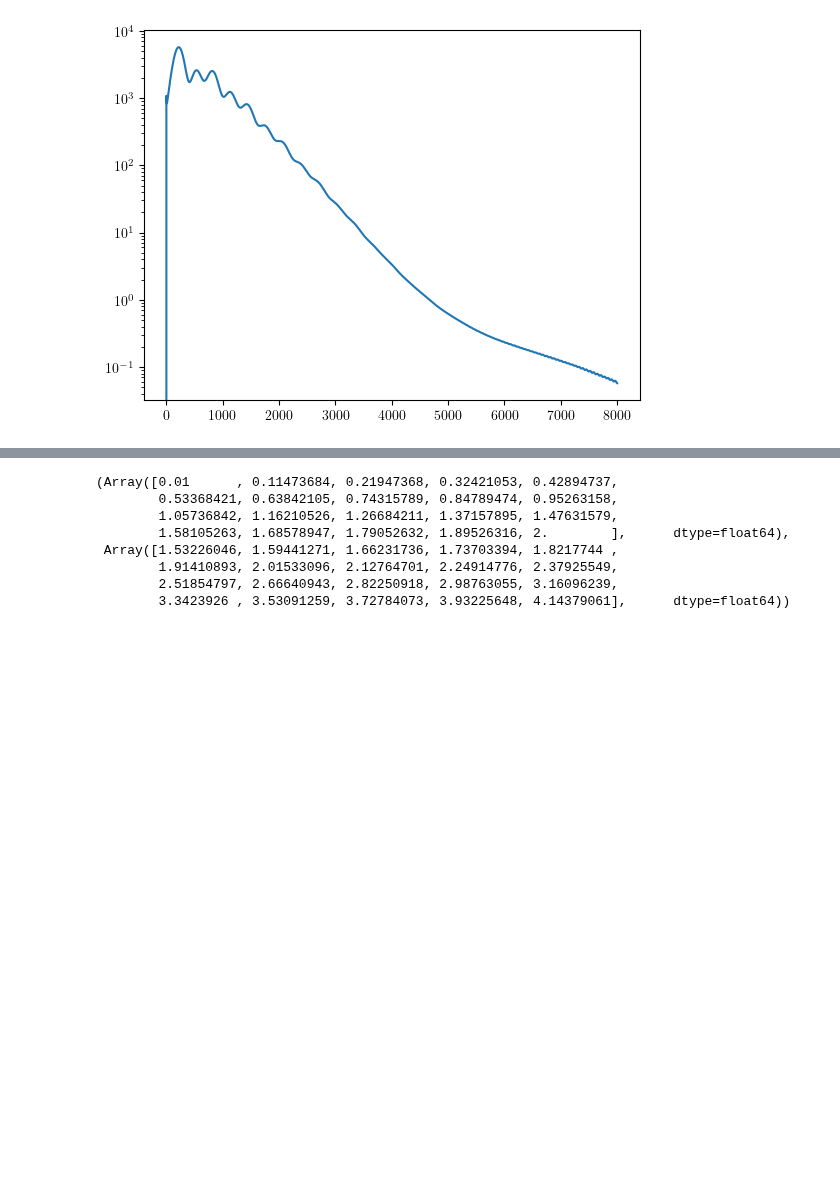
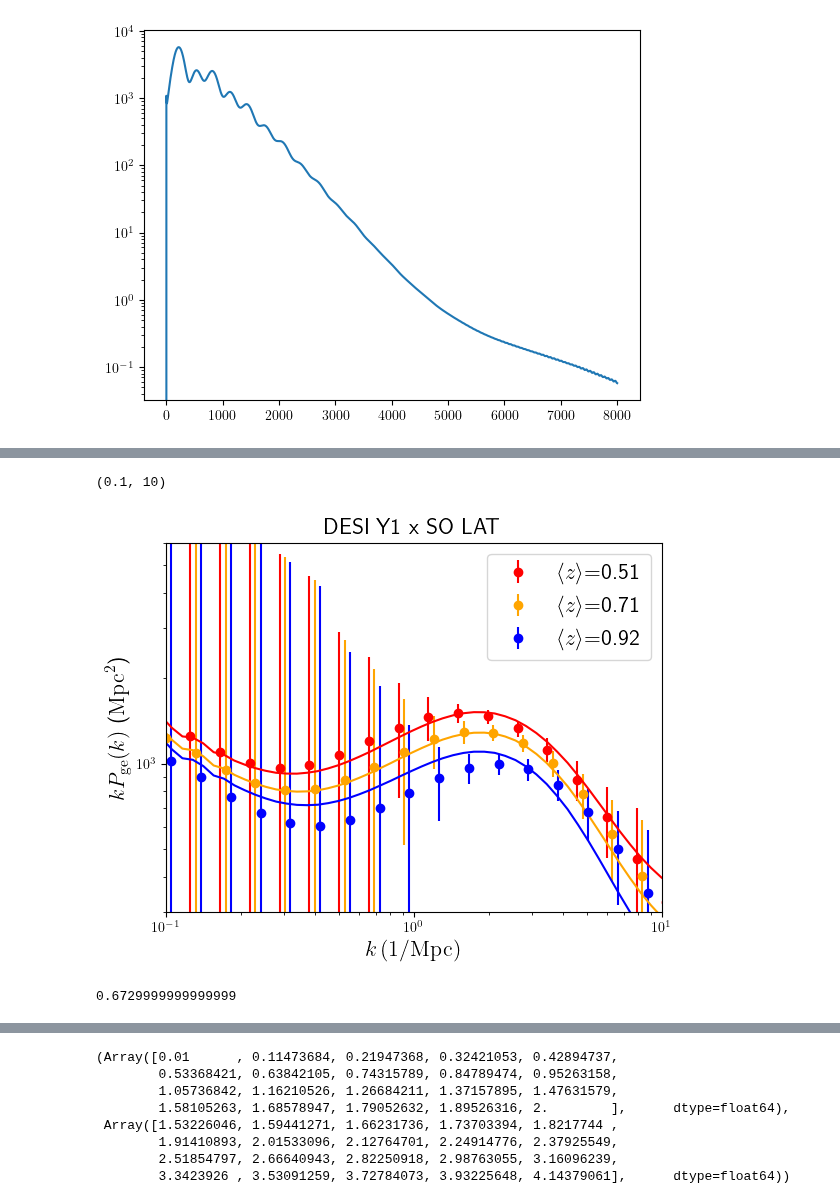
Before and after one commit to shivampcosmo/GODMAX, a Jupyter notebook: notebooks/test_galaxy.ipynb, the cells around one changed output, grey strips where cells are left out. Drawn from its saved outputs; the diff is of its cells as text; code cells hidden in the pictures; blank space fills up the shorter version.

```diff
--- a/notebooks/test_galaxy.ipynb
+++ b/notebooks/test_galaxy.ipynb
@@ -131,7 +138,7 @@ Note: redshifts have been re-sorted (earliest first)
 # np.array(pars.Transfer.PK_redshifts)
 # print(z_all)
 # %%
-df = np.loadtxt('/mnt/home/spandey/ceph/GODMAX/notebooks/SO_LAT_Nell_T_atmv1_goal_fsky0p4_ILC_CMB.txt')
+df = np.loadtxt(abs_path_data + '/SO_LAT_Nell_T_atmv1_goal_fsky0p4_ILC_CMB.txt')
 # df.shape
 ell_noise = df[:,0]
 Nell_T = df[:,1]
@@ -396,0 +438,45 @@ other_params_dict['mult_shear_bias_array'] = np.zeros(nz_info_dict['nbins'])
+# %%
+from get_power_spectra import get_power_BCMP
+
+get_power_test = get_power_BCMP(sim_params_dict, halo_params_dict, analysis_dict, other_params_dict)
+# %%
+pl.rc('text', usetex=True)
+# make a three panel plot, plotting all the theta_ej curves for for gty_out_thetaej[:,3,:], xip_out_thetaej[:,3,3,:], xim_out_thetaej[:,3,3,:]
+# draw theta_ej curves from a colormap
+from matplotlib import cm, colorbar
+from matplotlib.colors import Normalize
+from matplotlib.cm import ScalarMappable
+# cmap = cm.get_cmap('coolwarm')  # or any other colormap you like
+# create a normalize object the scales the input Mc0 value to the range [0,1]
+# norm = Normalize(vmin=(theta_ej_array).min(), vmax=(theta_ej_array).max())
+# analysis_dict_vary['angles_data_array'] = jnp.logspace(np.log10(0.5), np.log10(100), fac_th * len(theta_data))
+dsfac = 2
+indz = np.argmin(np.abs(zs - z_cens[0]))
+pl.errorbar(0.95*ks[::dsfac],(ks*Pge[indz])[::dsfac], (ks*Pge_err_z0)[::dsfac],label=r'$\langle z \rangle$=0.51', color='red', ls='', marker='o')
+
+indz = np.argmin(np.abs(zs - z_cens[1]))
+pl.errorbar(ks[::dsfac],(ks*Pge[indz])[::dsfac], (ks*Pge_err_z1)[::dsfac],label=r'$\langle z \rangle$=0.71', color='orange', ls='', marker='o')
+
+indz = np.argmin(np.abs(zs - z_cens[2]))
+pl.errorbar(1.05*ks[::dsfac],(ks*Pge[indz])[::dsfac], (ks*Pge_err_z2)[::dsfac],label=r'$\langle z \rangle$=0.92', color='blue', ls='', marker='o')
+
+fac = get_power_test.k_array
+pl.plot(get_power_test.k_array*h, fac*get_power_test.Pge_tot_array[0,:]*(1/h**2), color='red')
+pl.plot(get_power_test.k_array*h, fac*get_power_test.Pge_tot_array[1,:]*(1/h**2), color='orange')
+pl.plot(get_power_test.k_array*h, fac*get_power_test.Pge_tot_array[2,:]*(1/h**2), color='blue')
+
+pl.title('DESI Y1 x SO LAT', fontsize=16)
+pl.ylim(3e2, 6e3)
+pl.legend(fontsize=16)
+pl.xscale('log')
+pl.yscale('log')
+pl.xlabel(r'$k \,  (1/{\rm Mpc})$', fontsize=16)
+pl.ylabel(r'$kP_{\rm ge}(k)$ (${\rm Mpc}^2$)', fontsize=16)
+pl.xlim(0.1, 10)
+# %% [output]
+(0.1, 10)
+[figure, added]
+# %%
+h
+# %% [output]
+0.6729999999999999
```
Also changed, not shown: parts of 17 cells of this notebook, 5 other files.
